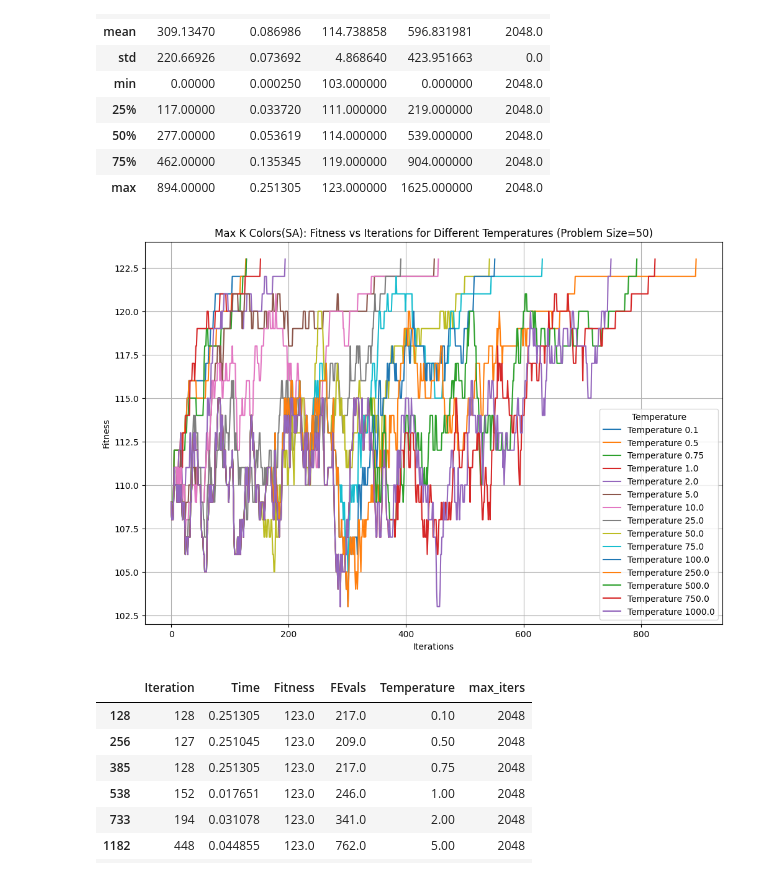
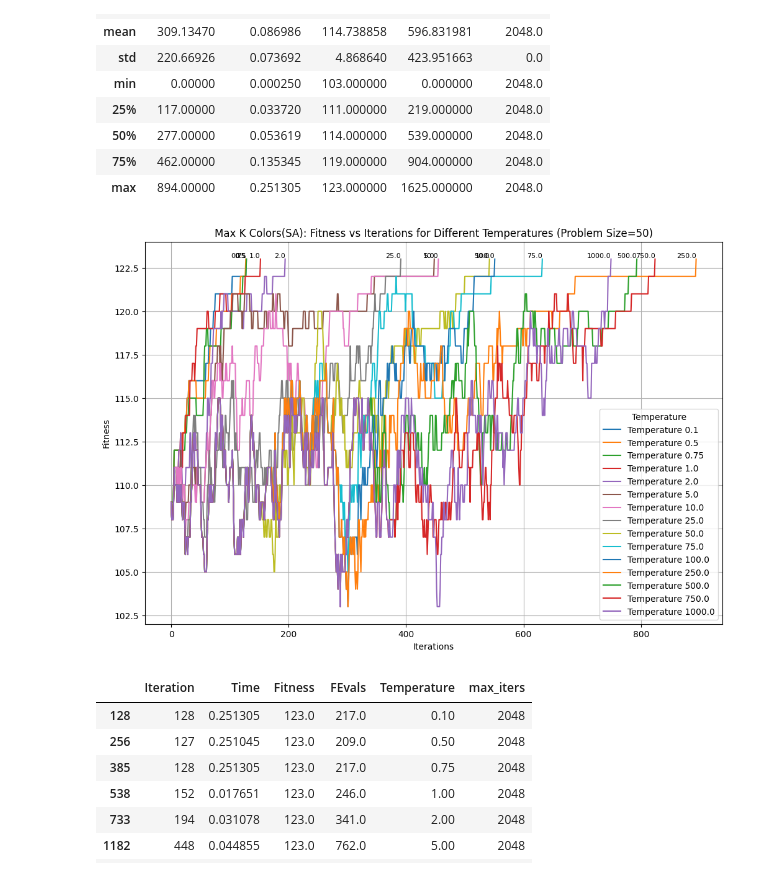
Before and after one commit to melodyyu/cs7641-a2-optimization, a Jupyter notebook: maxKColors_optimization.ipynb, the cells around one changed output. Drawn from its saved outputs; the diff is of its cells as text; code cells hidden in the pictures.

Commit message:
graphed optimal decay for sa

```diff
--- a/maxKColors_optimization.ipynb
+++ b/maxKColors_optimization.ipynb
@@ -70,34 +70,36 @@ def extract_initial_temperature(temp):
         return temp
     else:
         raise ValueError(f"Unexpected temperature format: {temp}")
 
 def plot_fitness_iterations(csv_path):
     # Load the CSV file
     df_temp_size100 = pd.read_csv('sa_maxKColor50_temp_results.csv')
 
     # Extract and handle temperature values correctly
     df_temp_size100['Temperature'] = df_temp_size100['Temperature'].apply(extract_initial_temperature)
 
     # Plot fitness over iterations for each temperature
     plt.figure(figsize=(12, 8))
 
     temperatures = df_temp_size100['Temperature'].unique()
 
     for temp in temperatures:
         temp_df = df_temp_size100[df_temp_size100['Temperature'] == temp]
         plt.plot(temp_df['Iteration'], temp_df['Fitness'], label=f'Temperature {temp}')
+        plt.text(temp_df['Iteration'].iloc[-1], temp_df['Fitness'].iloc[-1], f'{temp}',
+         verticalalignment='bottom', horizontalalignment='right', fontsize=8)
 
     plt.xlabel('Iterations')
     plt.ylabel('Fitness')
     plt.title('Max K Colors(SA): Fitness vs Iterations for Different Temperatures (Problem Size=50)')
     plt.legend(title='Temperature')
     plt.grid(True)
     plt.show()
 
 # Call the function with the CSV file path
 plot_fitness_iterations('/mnt/data/sa_maxKColor50_temp_results.csv')
 # %% [output]
-[figure, old version]
+[figure, new version]
 # %%
 df_temp_size50 = pd.read_csv('sa_maxKColor50_temp_results.csv')
 
```
Also changed, not shown: parts of 25 cells of this notebook, 6 other files.
